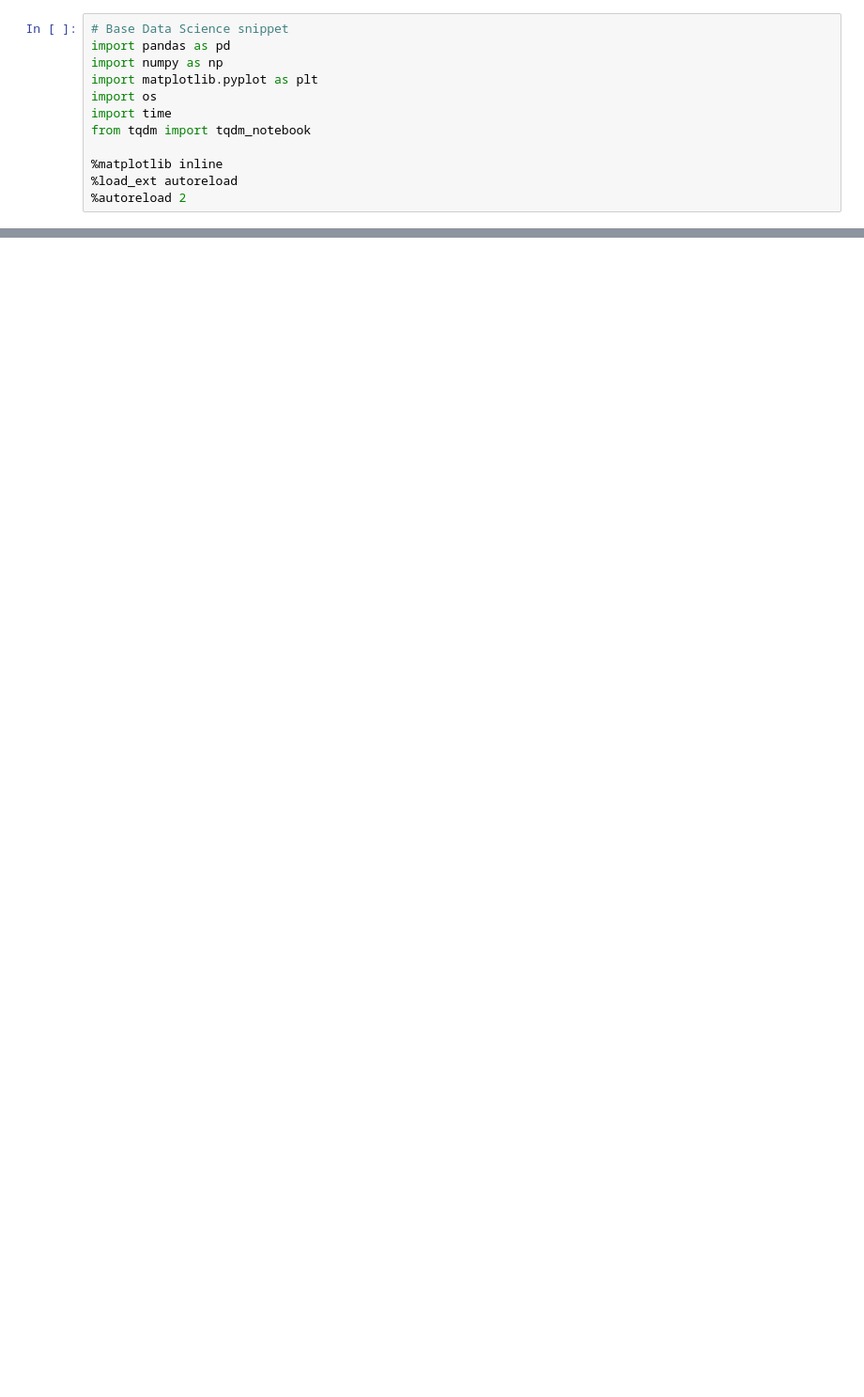
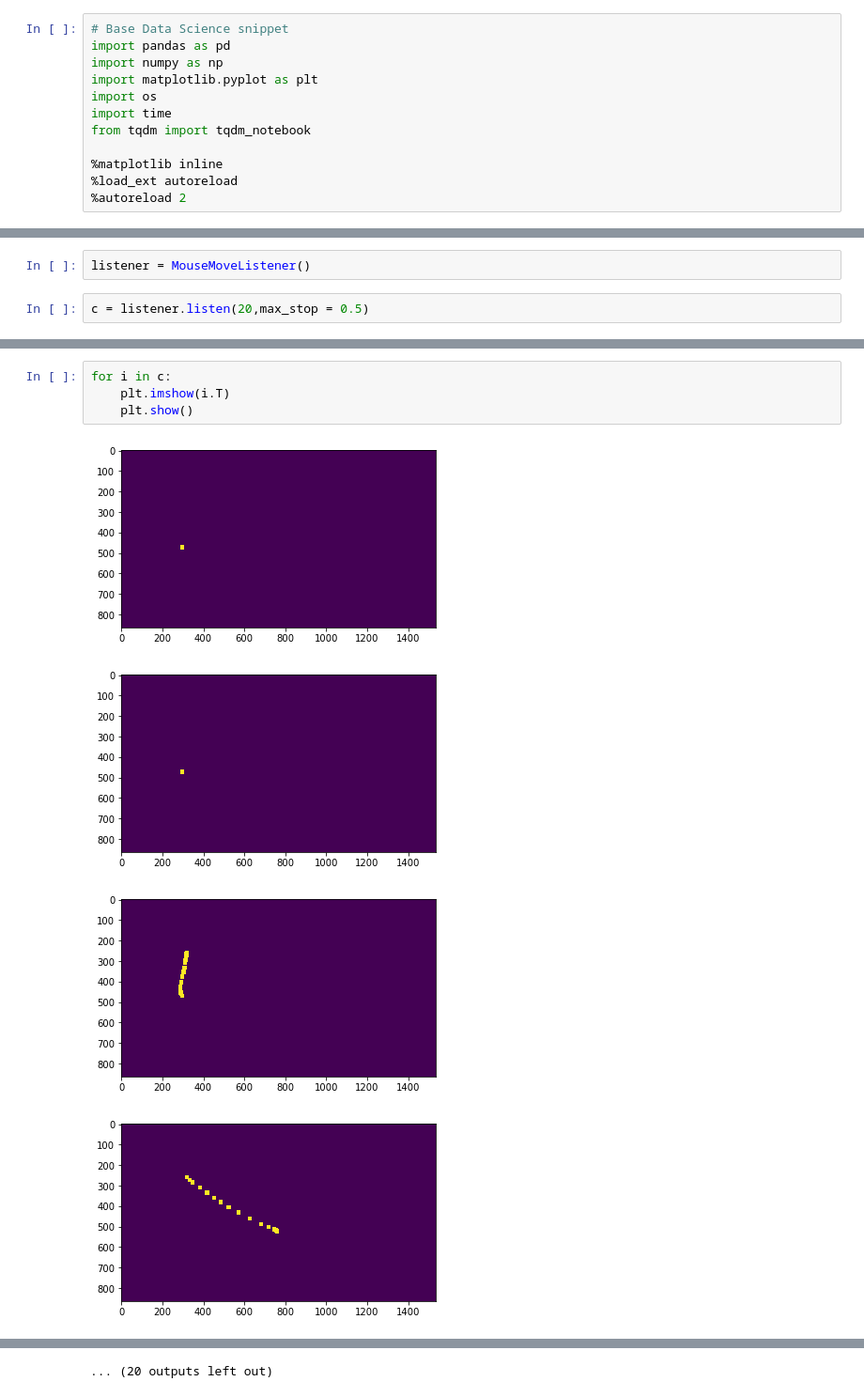
Before and after one commit to TheoLvs/mouse-control, a Jupyter notebook: notebooks/20200325 - Mouse control.ipynb, the cells around one changed output, grey strips where cells are left out. Shown at 94% size. Cells and saved outputs as stored; diff of their text form; blank space fills up the shorter version.

Commit message:
Created listener object + stop function

```diff
--- a/notebooks/20200325 - Mouse control.ipynb
+++ b/notebooks/20200325 - Mouse control.ipynb
@@ -50,0 +18,4 @@ def store_mouse_movement(duration = 30,pad = 2):
+# %%
+listener = MouseMoveListener()
+# %%
+c = listener.listen(20,max_stop = 0.5)
@@ -50,0 +40,9 @@ def store_mouse_movement(duration = 30,pad = 2):
+# %%
+for i in c:
+    plt.imshow(i.T)
+    plt.show()
+# %% [output]
+[figure, added]
+[figure, added]
+[figure, added]
+[figure, added]
@@ -51 +57,2 @@ def store_mouse_movement(duration = 30,pad = 2):
+... (20 outputs left out)
 # %%
```
Also changed, not shown: parts of 12 cells of this notebook, 1 other file.
